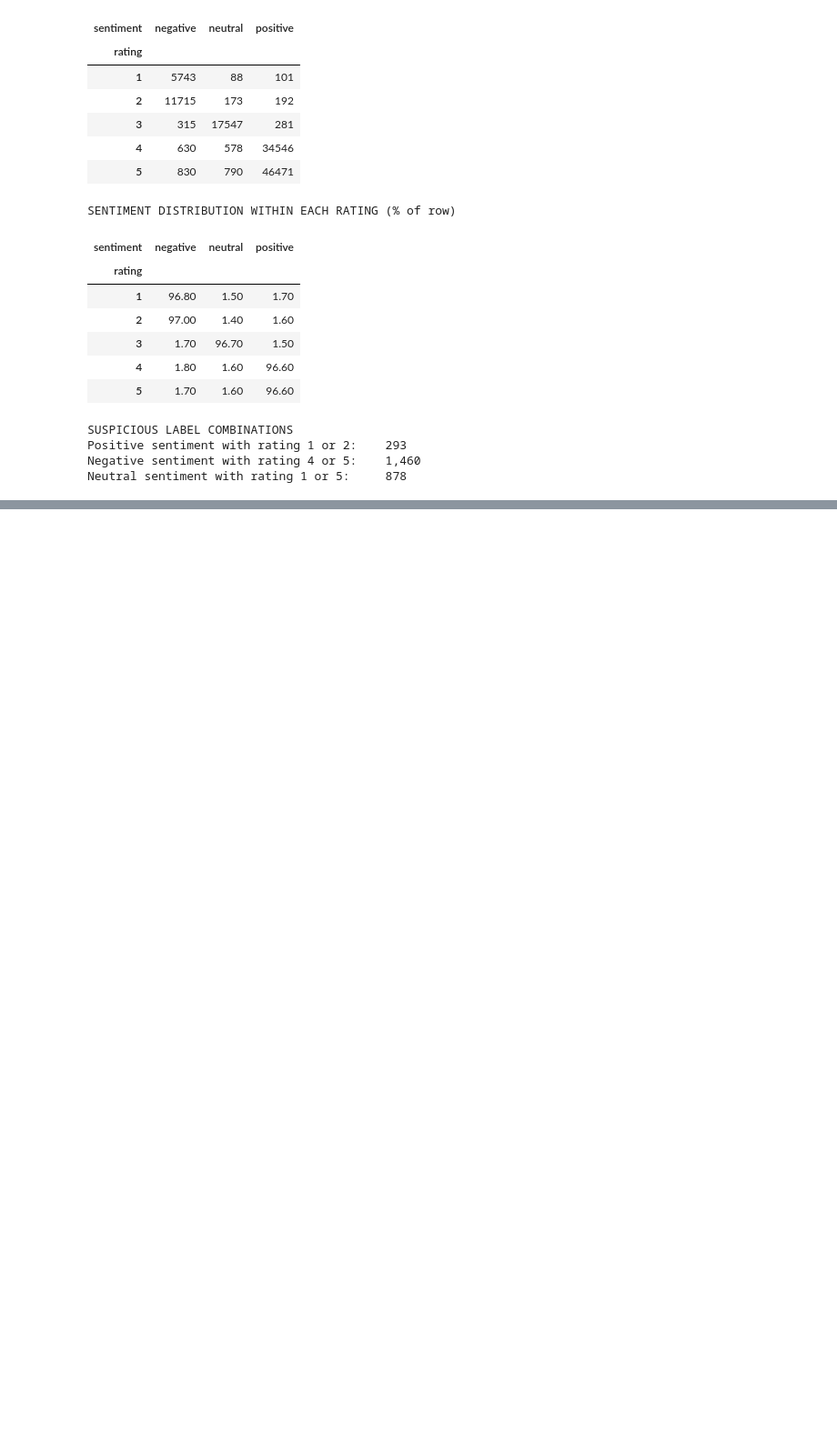
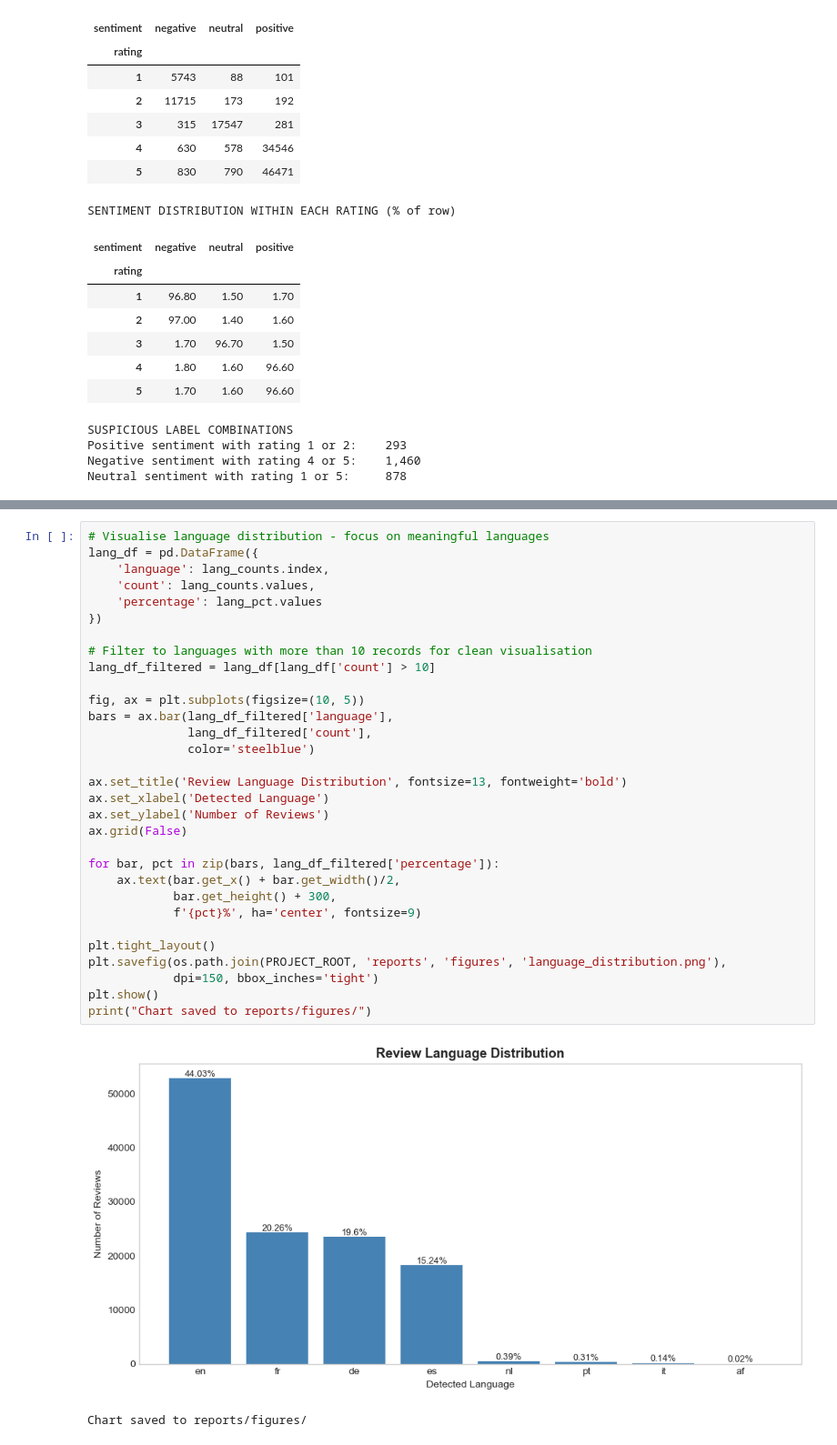
Before and after one commit to AishatOlisa/shopease-sentiment-analysis, a Jupyter notebook: notebooks/01_data_quality_assessment.ipynb, the cells around one changed output, grey strips where cells are left out. Shown at 91% size. Drawn from its saved outputs; the diff is of its cells as text; blank space fills up the shorter version.

Commit message:
Complete data quality assessment notebook — all audits done, findings documented, modelling implications defined

```diff
--- a/notebooks/01_data_quality_assessment.ipynb
+++ b/notebooks/01_data_quality_assessment.ipynb
@@ -274,0 +322,34 @@ retained. No label correction applied at this stage.
+# %%
+# Visualise language distribution - focus on meaningful languages
+lang_df = pd.DataFrame({
+    'language': lang_counts.index,
+    'count': lang_counts.values,
+    'percentage': lang_pct.values
+})
+
+# Filter to languages with more than 10 records for clean visualisation
+lang_df_filtered = lang_df[lang_df['count'] > 10]
+
+fig, ax = plt.subplots(figsize=(10, 5))
+bars = ax.bar(lang_df_filtered['language'],
+              lang_df_filtered['count'],
+              color='steelblue')
+
+ax.set_title('Review Language Distribution', fontsize=13, fontweight='bold')
+ax.set_xlabel('Detected Language')
+ax.set_ylabel('Number of Reviews')
+ax.grid(False)
+
+for bar, pct in zip(bars, lang_df_filtered['percentage']):
+    ax.text(bar.get_x() + bar.get_width()/2,
+            bar.get_height() + 300,
+            f'{pct}%', ha='center', fontsize=9)
+
+plt.tight_layout()
+plt.savefig(os.path.join(PROJECT_ROOT, 'reports', 'figures', 'language_distribution.png'),
+            dpi=150, bbox_inches='tight')
+plt.show()
+print("Chart saved to reports/figures/")
+# %% [output]
+[figure, added]
+Chart saved to reports/figures/
```
Also changed, not shown: parts of 4 cells of this notebook.
